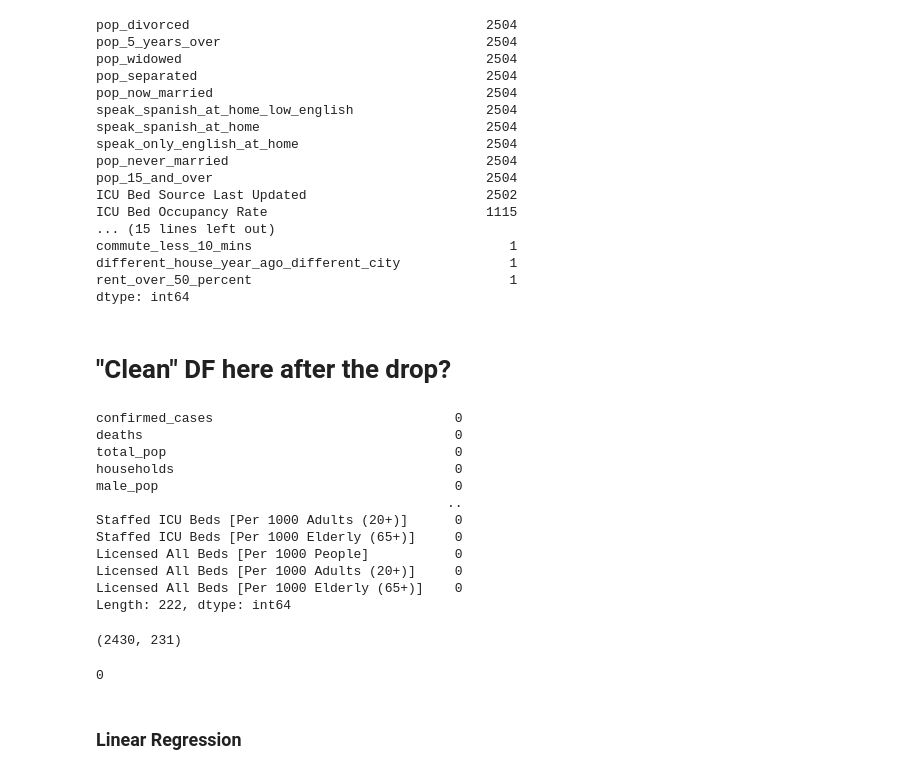
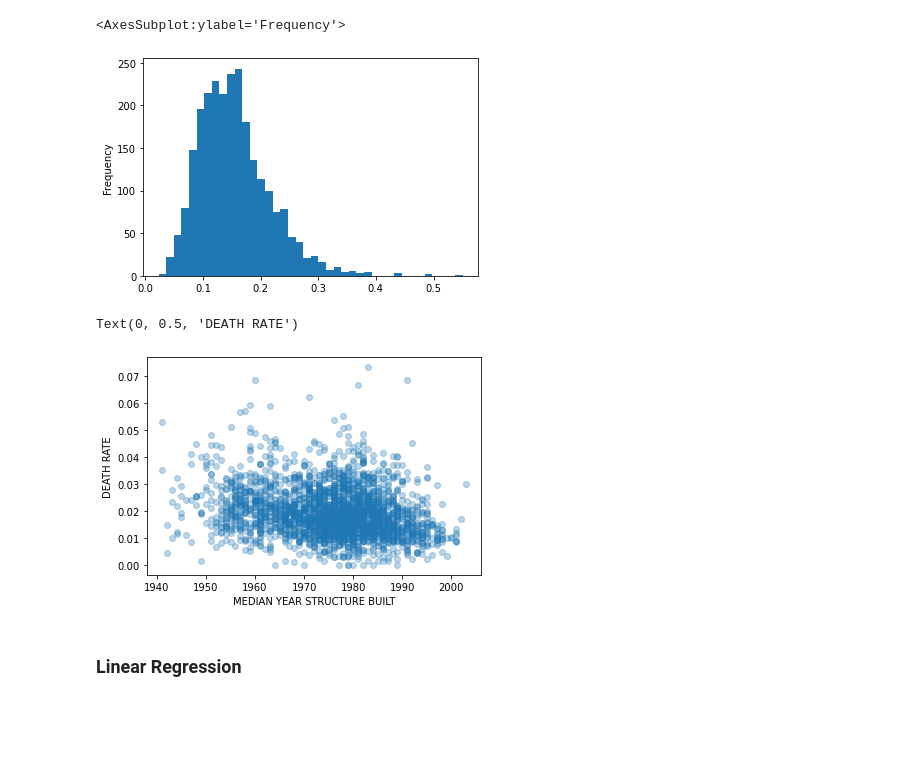
Before and after one commit to spark126/covid_poverty_and_death_rate, a Jupyter notebook: code/lucas_eda.ipynb, the cells around one changed output. Drawn from its saved outputs; the diff is of its cells as text; code cells hidden in the pictures; blank space fills up the shorter version.

```diff
--- a/code/lucas_eda.ipynb
+++ b/code/lucas_eda.ipynb
@@ -114,2 +13,0 @@ dtype: int64
-# %%
-df = df.merge(hosp_county, left_index=True, right_on='fips_code')
@@ -158,39 +58 @@ two_parents_not_in_labor_force_families_with_young_children    0.002825
 Name: poverty_rate, dtype: float64
-# %%
-cols_to_drop = ['median_rent',
-                'owner_occupied_housing_units_lower_value_quartile',
-                'owner_occupied_housing_units_median_value',
-                'renter_occupied_housing_units_paying_cash_median_gross_rent',
-                'owner_occupied_housing_units_upper_value_quartile',
-                'pop_determined_poverty_status',
-                'poverty', 'aggregate_travel_time_to_work']
-
-df.drop(columns=cols_to_drop, inplace=True)
-# %%
-df.isna().sum().sort_values(ascending=False).head(30)
-# %% [output]
-pop_divorced                                      2504
-pop_5_years_over                                  2504
-pop_widowed                                       2504
-pop_separated                                     2504
-pop_now_married                                   2504
-speak_spanish_at_home_low_english                 2504
-speak_spanish_at_home                             2504
-speak_only_english_at_home                        2504
-pop_never_married                                 2504
-pop_15_and_over                                   2504
-ICU Bed Source Last Updated                       2502
-ICU Bed Occupancy Rate                            1115
-... (15 lines left out)
-commute_less_10_mins                                 1
-different_house_year_ago_different_city              1
-rent_over_50_percent                                 1
-dtype: int64
-# %%
-for col in df.columns:
-    if df[col].isna().sum() > 100:
-        df.drop(columns=col, inplace=True)
-# %% [markdown]
-# "Clean" DF here after the drop?
-# %%
-df.dropna(inplace=True)
@@ -200,0 +59,13 @@ y = df['poverty_rate']
+# %%
+df['poverty_rate'].plot(kind='hist', bins=40)
+# %% [output]
+<AxesSubplot:ylabel='Frequency'>
+[figure, added]
+# %%
+plt.scatter(df.loc[df['median_year_structure_built'] > 0].median_year_structure_built,
+            df.loc[df['median_year_structure_built'] > 0].death_rate, alpha=.3)
+plt.xlabel('MEDIAN YEAR STRUCTURE BUILT')
+plt.ylabel('DEATH RATE')
+# %% [output]
+Text(0, 0.5, 'DEATH RATE')
+[figure, added]
@@ -205,29 +89,6 @@ X_train, X_test, y_train, y_test = train_test_split(X, y,
 ss = StandardScaler()
 X_train_sc = ss.fit_transform(X_train)
 X_test_sc = ss.transform(X_test)
-# %%
-X.isna().sum()
-# %% [output]
-confirmed_cases                               0
-deaths                                        0
-total_pop                                     0
-households                                    0
-male_pop                                      0
-                                             ..
-Staffed ICU Beds [Per 1000 Adults (20+)]      0
-Staffed ICU Beds [Per 1000 Elderly (65+)]     0
-Licensed All Beds [Per 1000 People]           0
-Licensed All Beds [Per 1000 Adults (20+)]     0
-Licensed All Beds [Per 1000 Elderly (65+)]    0
-Length: 222, dtype: int64
-# %%
-df.shape
-# %% [output]
-(2430, 231)
-# %%
-y.isna().sum()
-# %% [output]
-0
 # %% [markdown]
 ### Linear Regression
 # %%
```
Also changed, not shown: parts of 45 cells of this notebook.
